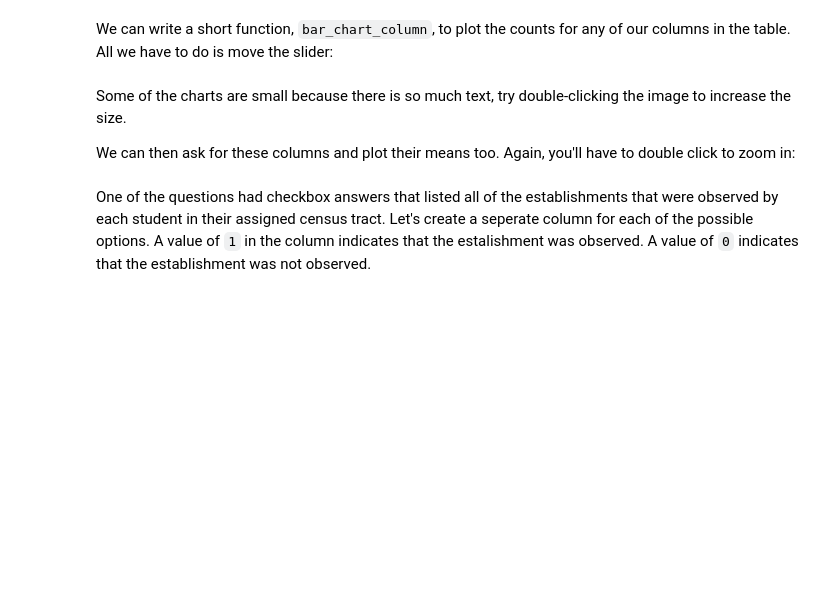
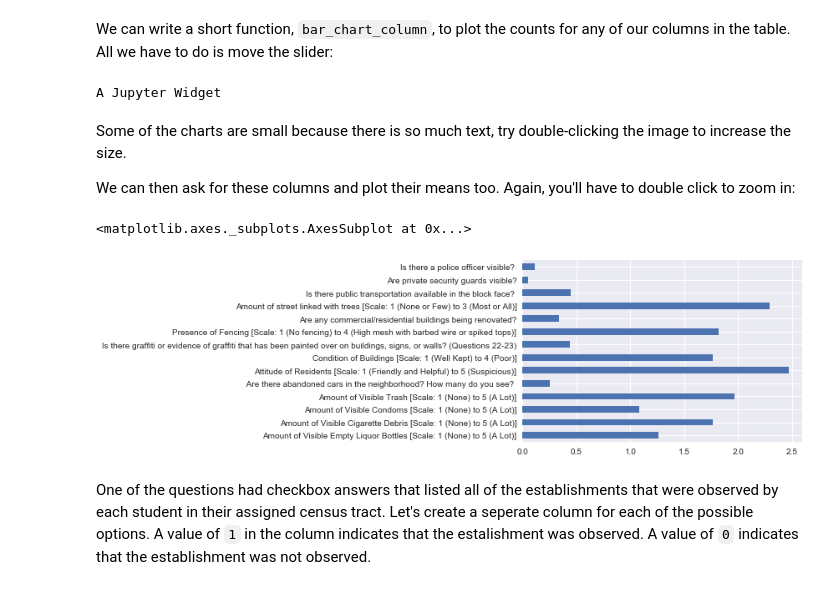
Before and after one commit to ds-modules/SOC-130AC, a Jupyter notebook: 01-The-Neighborhood-Copy1.ipynb, the cells around one changed output. Saved outputs shown, nothing was run; the diff lists cells and outputs as text; code cells hidden in the pictures; blank space fills up the shorter version.

```diff
--- a/01-The-Neighborhood-Copy1.ipynb
+++ b/01-The-Neighborhood-Copy1.ipynb
@@ -132,7 +149,7 @@ nums
 We can read in the data you submitted through the form by asking Google for the form information and turning it into a table. Any of the confusing lines here are just fixing data formats so that Python can better understand our data:
 # %%
 class_data = pd.read_csv('./data/fa18-soc-disorder.csv', index_col=None)
-class_data['Census Tract'] = class_data['Census Tract'].apply(fix_tract)  # fix census tract data type
+#class_data['Census Tract'] = class_data['Census Tract'].apply(fix_tract)  # fix census tract data type
 
 class_data['Timestamp']=class_data['Timestamp'].astype('str')
 class_data = class_data.iloc[1:,:]
@@ -205,14 +244,19 @@ bar_chart_data = class_data.iloc[:, 3:21].drop(
     'What kinds of establishments are there on the block face? Select all that apply.',
     axis = 1)
 
-slider = widgets.IntSlider(min=0, max=14,step=1,value=0)
+slider = widgets.IntSlider(min=1, max=14,step=1,value=0)
 display(widgets.interactive(bar_chart_column, column_num=slider))
+# %% [output]
+A Jupyter Widget
 # %% [markdown]
 Some of the charts are small because there is so much text, try double-clicking the image to increase the size.
 
 We can then ask for these columns and plot their means too. Again, you'll have to double click to zoom in:
 # %%
-class_data.iloc[:, 4:22].mean().plot.barh()
+class_data.iloc[:, 5:23].mean().plot.barh()
+# %% [output]
+<matplotlib.axes._subplots.AxesSubplot at 0x...>
+[figure, added]
 # %% [markdown]
 One of the questions had checkbox answers that listed all of the establishments that were observed by each student in their assigned census tract. Let's create a seperate column for each of the possible options. A value of `1` in the column indicates that the estalishment was observed. A value of `0` indicates that the establishment was not observed.
 # %%
```
Also changed, not shown: parts of 27 cells of this notebook, 7 other files.
